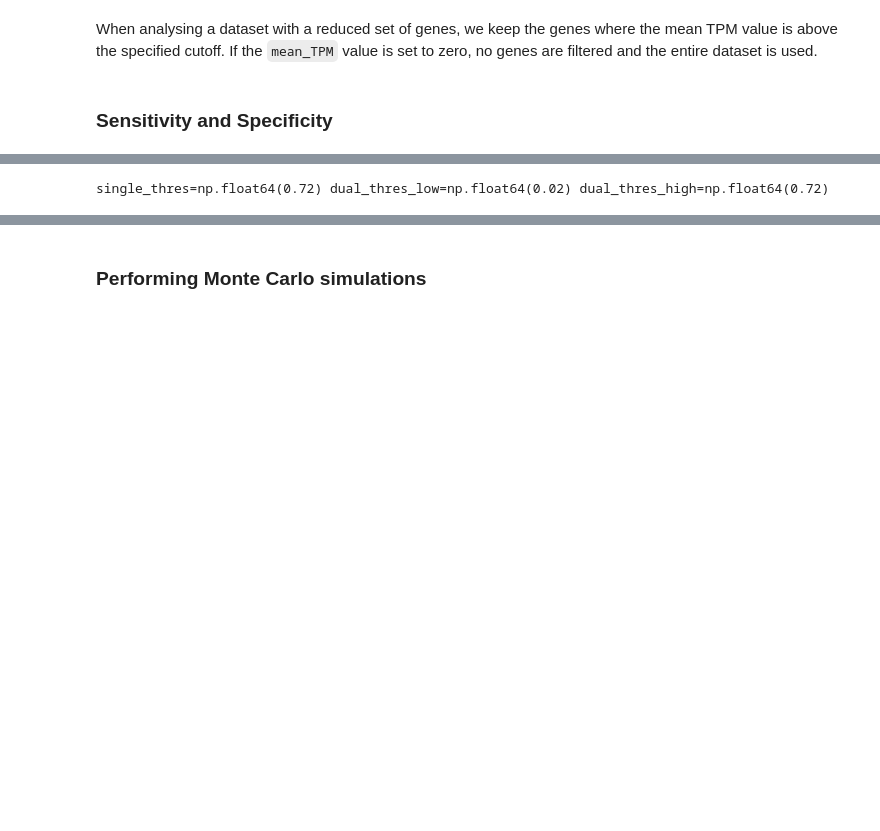
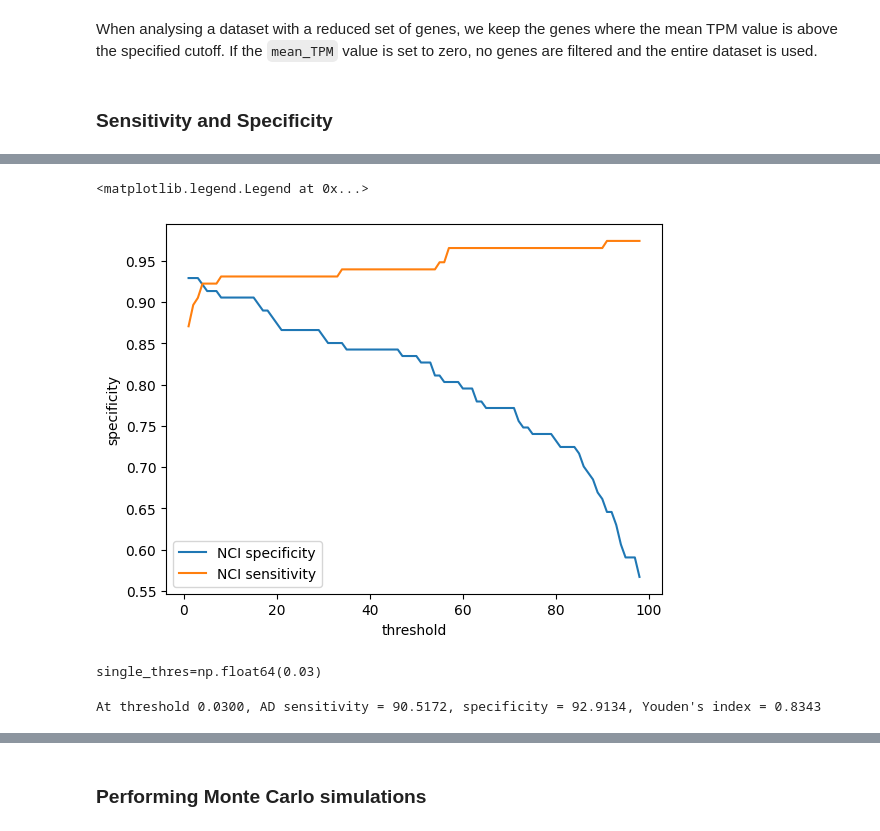
Before and after one commit to Translational-HDPM/T-HDPM_uncertainty_analysis, a Jupyter notebook: notebooks/uncertainty_analysis_adjusted_sd.ipynb, the cells around one changed output, grey strips where cells are left out. Cells and saved outputs as stored; diff of their text form; code cells hidden in the pictures; blank space fills up the shorter version.

```diff
--- a/notebooks/uncertainty_analysis_adjusted_sd.ipynb
+++ b/notebooks/uncertainty_analysis_adjusted_sd.ipynb
@@ -189,12 +209,24 @@ plt.legend()
+# %%
+sns.lineplot(data=nci_sens_spec_df, x="threshold", y="specificity", label="NCI specificity")
+sns.lineplot(data=nci_sens_spec_df, x="threshold", y="sensitivity", label="NCI sensitivity")
+plt.legend()
+# %% [output]
+<matplotlib.legend.Legend at 0x...>
+[figure, added]
 # %%
-# From plot above, sensible ranges for
-#  1. AD sensitivity: 60-75%
-#  2. NCI sensitivity: 88-93%
-
-target_ad_sensitivity, target_nci_sensitivity = 75, 88
-single_thres = get_threshold(target_ad_sensitivity, ad_sens_spec_df) / 100
-dual_thres_low = get_threshold(target_nci_sensitivity, nci_sens_spec_df) / 100
-dual_thres_high = get_threshold(target_ad_sensitivity, ad_sens_spec_df) / 100
-print(f"{single_thres=} {dual_thres_low=} {dual_thres_high=}")
+target_ad_specificity = 92.24   # For single threshold, roughly where sensitivity = specificity
+single_thres = get_threshold(target_ad_specificity, ad_sens_spec_df, "sensitivity") / 100
+print(f"{single_thres=}")
 # %% [output]
-single_thres=np.float64(0.72) dual_thres_low=np.float64(0.02) dual_thres_high=np.float64(0.72)
+single_thres=np.float64(0.03)
+# %%
+ad_sens, ad_spec, _, _ = calculate_sensitivity_specificity_and_predictive_values(
+    pathos["Disease"].apply(lambda x: 1 if x == "AD" else 0),
+    gt_probs.apply(lambda x: 1 if x >= single_thres else 0),
+    0,
+)
+ad_spec *= 100.0
+ad_sens *= 100.0
+print(f"At threshold {single_thres:.4f}, AD sensitivity = {ad_sens:.4f}, specificity = {ad_spec:.4f}, Youden's index = {(ad_sens + ad_spec - 100) / 100:.4f}")
+# %% [output]
+At threshold 0.0300, AD sensitivity = 90.5172, specificity = 92.9134, Youden's index = 0.8343
```
Also changed, not shown: parts of 10 cells of this notebook, 1 other file.
